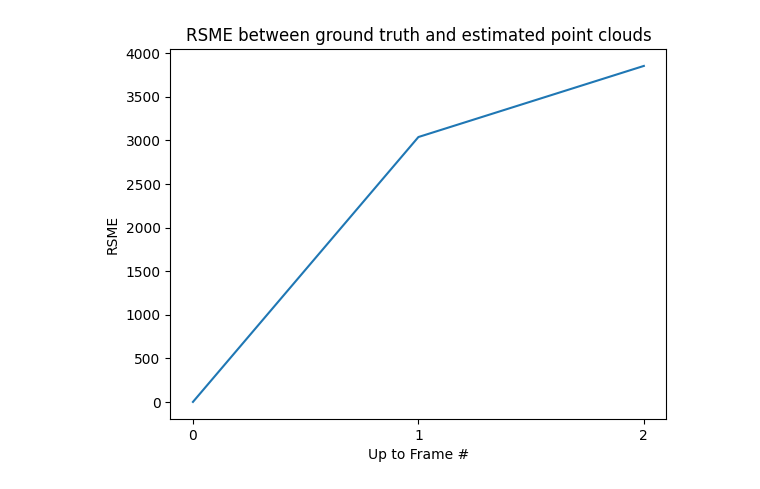
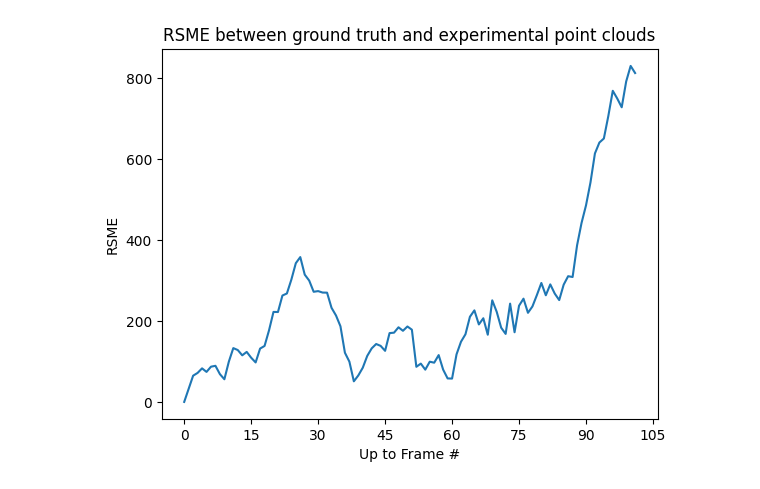
Before and after one commit to StarDylan/Xtractofuse, a Jupyter notebook: point_cloud.ipynb, the cells around one changed output. Drawn from its saved outputs; the diff is of its cells as text; code cells hidden in the pictures.

Commit message:
Better Controls on the point cloud process

```diff
--- a/point_cloud.ipynb
+++ b/point_cloud.ipynb
@@ -5,4 +11,4 @@ init_light_glue()
 # %%
-DATASET_PATH = Path('data/desks')
+DATASET_PATH = Path('data/long-hallway')
 # %%
 validate_dataset(DATASET_PATH)
@@ -11,4 +19,7 @@ validate_dataset(DATASET_PATH)
 # %%
-exp_point_cloud, rgb, control_point_cloud, rsme_history = video_to_point_cloud(DATASET_PATH, ransac_matching_threshold=50.0)
+EVERY = 1
+MAX_NUM_FRAMES = 100
+
+exp_point_cloud, rgb, control_point_cloud, rsme_history = video_to_point_cloud(DATASET_PATH, ransac_matching_threshold=100.0, every=EVERY, max_frames=MAX_NUM_FRAMES)
 # %% [output]
 Processing Frame #1 (for free, since we define it as the origin)
@@ -17,17 +42,23 @@ Processing frame #2... Data Load Done (0.10s) - Point Cloud Done (0.10s) - RANSA
 # %%
 
 # Graph out rsme_history
 
 fig = plt.figure()
 ax = fig.add_subplot()
 
-ax.plot(rsme_history)
+total_frames_in_dataset = get_total_frames(DATASET_PATH)
+
+# Calculate the frame ids given that we always add frame 0 (as origin)
+# we skip EVERY frames and we only want NUM_FRAMES
+x = np.concatenate(([0], np.arange(2, total_frames_in_dataset, EVERY)))[0:len(rsme_history)]
+
+ax.plot(x, rsme_history)
 ax.xaxis.set_major_locator(MaxNLocator(integer=True))
 
 ax.set_xlabel("Up to Frame #")
 ax.set_ylabel("RSME")
-ax.set_title("RSME between ground truth and estimated point clouds");
+ax.set_title("RSME between ground truth and experimental point clouds");
 # %% [output]
-[figure, old version]
+[figure, new version]
 # %%
 visualize_point_cloud(exp_point_cloud, rgb)
```
Also changed, not shown: parts of 5 cells of this notebook, 1 other file.
